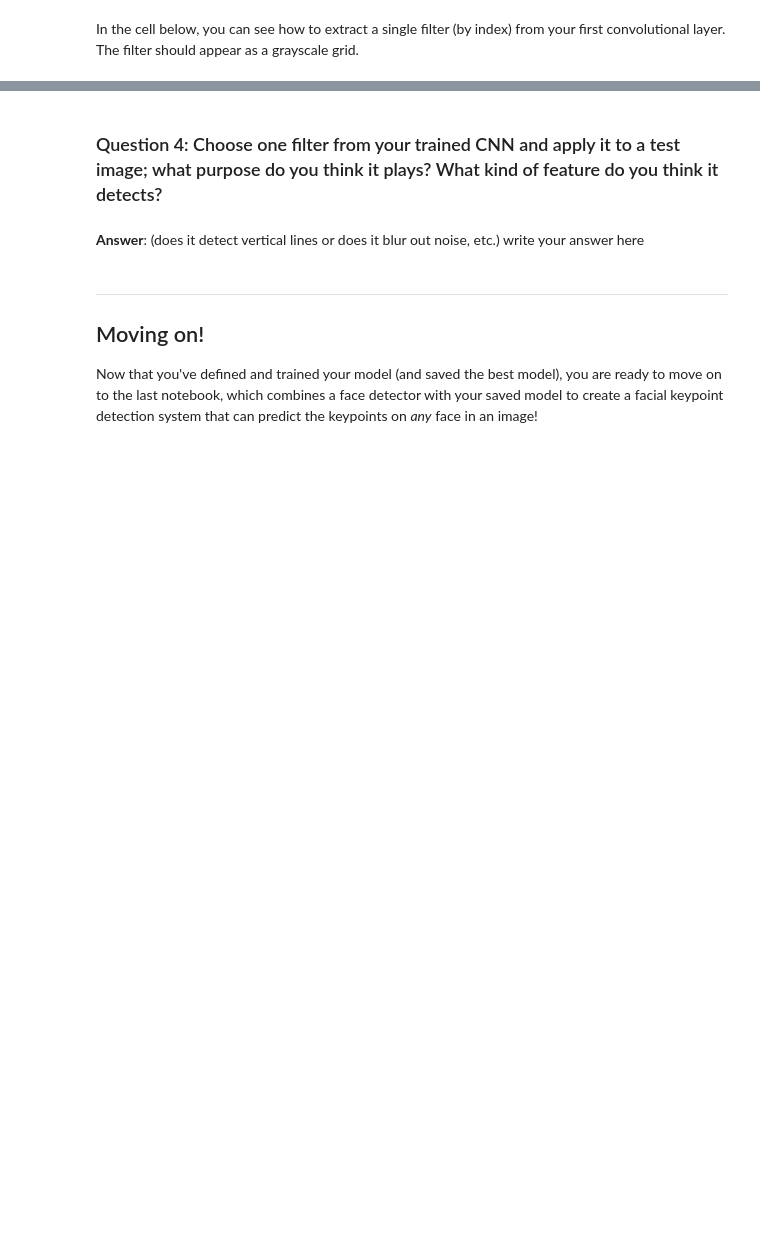
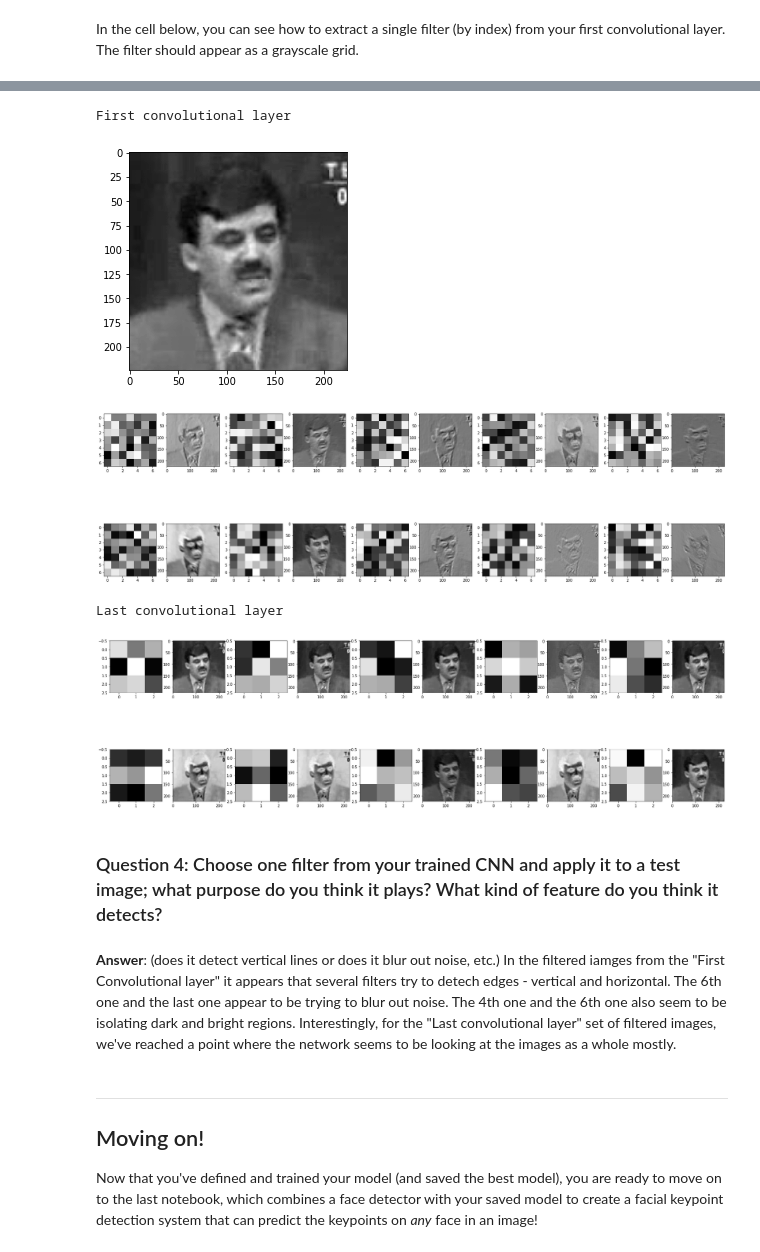
Before and after one commit to shubhra/facial-keypoint-detection, a Jupyter notebook: 2. Define the Network Architecture.ipynb, the cells around one changed output, grey strips where cells are left out. Drawn from its saved outputs; the diff is of its cells as text; code cells hidden in the pictures; blank space fills up the shorter version.

```diff
--- a/2. Define the Network Architecture.ipynb
+++ b/2. Define the Network Architecture.ipynb
@@ -546,7 +583,65 @@ Next, choose a test image and filter it with one of the convolutional kernels in
+# %%
+# obtain one batch of testing images
+test_images, test_outputs, gt_pts = net_sample_output()
+
+# select an image by index
+idx = 3
+img = test_images[idx].data
+img = img.numpy()   # convert to numpy array from a Tensor
+img = np.transpose(img, (1, 2, 0))   # transpose to go from torch to numpy image
+img = np.squeeze(img)
+
+# Use OpenCV's filter2D function
+# apply a specific set of filter weights (like the one's displayed above) to the test image
+
+import cv2
+plt.imshow(img, cmap='gray')
+
+weights = net.conv1.weight.data
+w = weights.numpy()
+
+# 1. first conv layer
+# for 10 filters
+fig=plt.figure(figsize=(30, 10))
+columns = 5*2
+rows = 2
+for i in range(0, columns*rows):
+    fig.add_subplot(rows, columns, i+1)
+    if ((i%2)==0):
+        plt.imshow(w[int(i/2)][0], cmap='gray')
+    else:
+        c = cv2.filter2D(img, -1, w[int((i-1)/2)][0])
+        plt.imshow(c, cmap='gray')
+print('First convolutional layer')
+plt.show()
+
+weights = net.conv5.weight.data
+w = weights.numpy()
+
+# 1. first conv layer
+# for 10 filters
+fig=plt.figure(figsize=(30, 10))
+columns = 5*2
+rows = 2
+for i in range(0, columns*rows):
+    fig.add_subplot(rows, columns, i+1)
+    if ((i%2)==0):
+        plt.imshow(w[int(i/2)][0], cmap='gray')
+    else:
+        c = cv2.filter2D(img, -1, w[int((i-1)/2)][0])
+        plt.imshow(c, cmap='gray')
+print('Last convolutional layer')
+plt.show()
+# %% [output]
+First convolutional layer
+[figure, added]
+[figure, added]
+Last convolutional layer
+[figure, added]
 # %% [markdown]
 ### Question 4: Choose one filter from your trained CNN and apply it to a test image; what purpose do you think it plays? What kind of feature do you think it detects?
-# %% [markdown]
-**Answer**: (does it detect vertical lines or does it blur out noise, etc.) write your answer here
+# %% [markdown]
+**Answer**: (does it detect vertical lines or does it blur out noise, etc.) In the filtered iamges from the "First Convolutional layer" it appears that several filters try to detech edges - vertical and horizontal. The 6th one and the last one appear to be trying to blur out noise. The 4th one and the 6th one also seem to be isolating dark and bright regions.  Interestingly, for the "Last convolutional layer" set of filtered images, we've reached a point where the network seems to be looking at the images as a whole mostly.
 # %% [markdown]
 ---
 ## Moving on!
```
Also changed, not shown: parts of 15 cells of this notebook, 1 other file.
